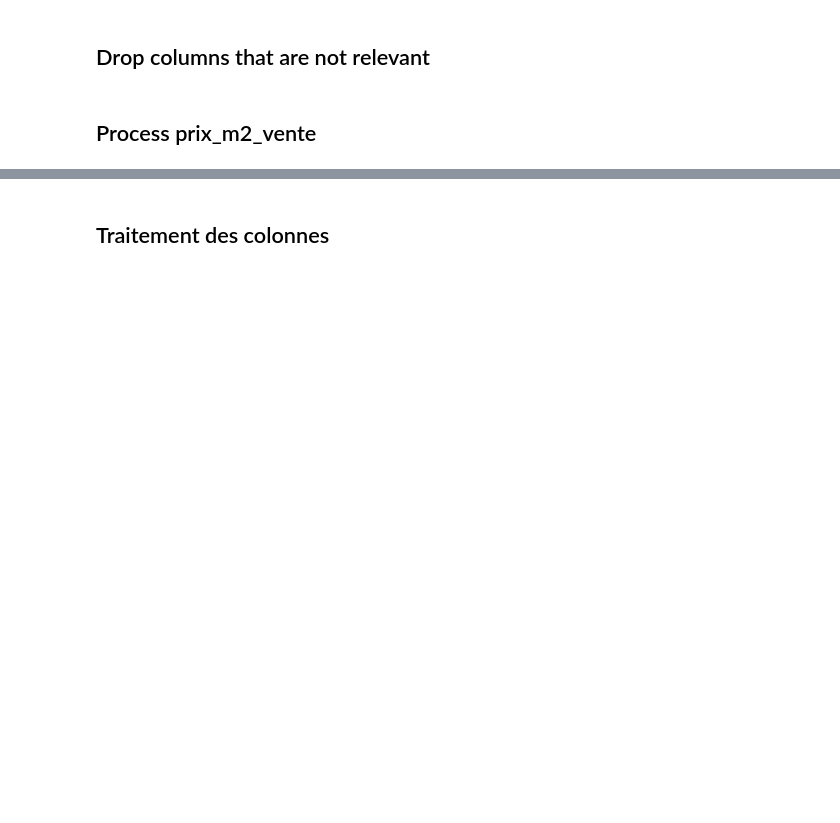
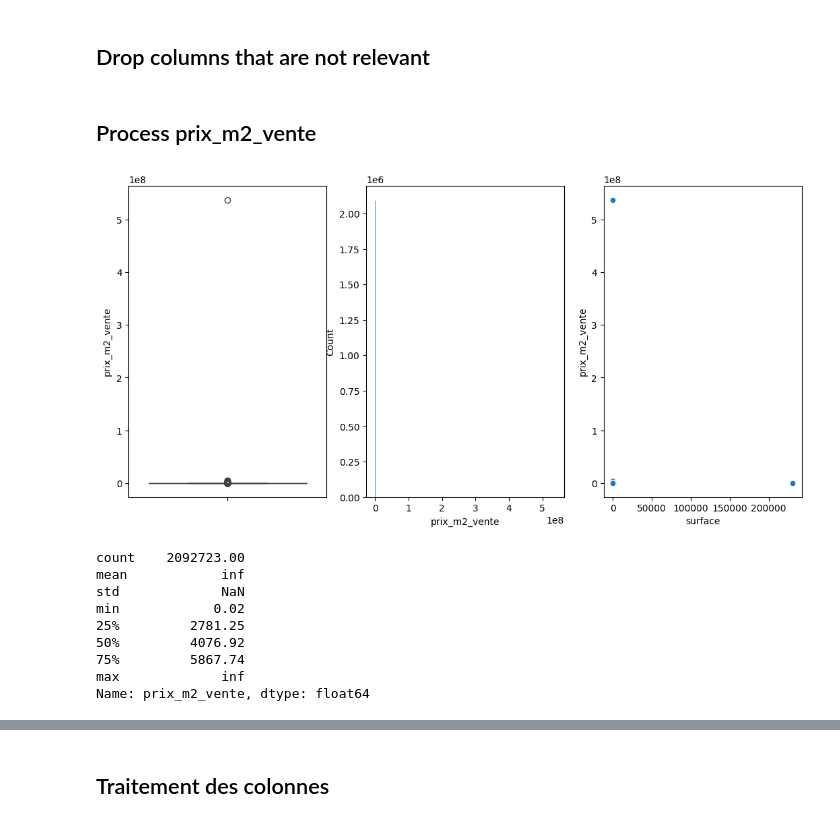
Before and after one commit to Clement2169/immocv, a Jupyter notebook: notebooks/TraitementAppartement-V1.ipynb, the cells around one changed output, grey strips where cells are left out. Cells and saved outputs as stored; diff of their text form; code cells hidden in the pictures; blank space fills up the shorter version.

```diff
--- a/notebooks/TraitementAppartement-V1.ipynb
+++ b/notebooks/TraitementAppartement-V1.ipynb
@@ -9,10 +9,11 @@ from pathlib import Path
 import pyarrow
 
 # define variables
+file_version = ""
 immo_vis_dir = "../../data/immo_vis/"
 parquet_extension = ".parquet"
-metropole_appartement_file = "ventes-metropole-appartement" + parquet_extension
-metropole_maison_file = "ventes-metropole-maison" + parquet_extension
+metropole_appartement_file = "ventes-metropole-appartement" + file_version  + parquet_extension
+metropole_maison_file = "ventes-metropole-maison" +  file_version + parquet_extension
 metropole_appartement_file_cleaned = metropole_appartement_file + "_step1_clean_" + parquet_extension
 
 dpe_ranking     = ['0','A','B','C','D','E','F','F/G','G','NS','Unknown']
@@ -20,14 +21,14 @@ dpe_ranking_num = [0,1,2,3,4,5,6,7,7,0,0]
 
 #  Set plot options
 LargePlotActive = False
-MediumPlotActive = False
-SmallPlotActive = False
-HeatMapDisplay = False
+MediumPlotActive = True
+SmallPlotActive = True
+HeatMapDisplay = True
 
 # chauffage système
-chauffage_sys =["chauf_sys_climatisation","chauf_sys_radiateur","chauf_sys_pompe-chaleur","chauf_sys_chaudiere","chauf_sys_convecteur","chauf_sys_sol","chauf_sys_poele-bois"]
-chauffage_mode =["chauffage_mode_individuel","chauffage_mode_collectif","chauffage_mode_central"]
-chauffage_energie =["chauf_fioul","chauf_elec","chauf_gaz","chauf_bois"]
+chauffage_sys =["chauf_sys_climatisation","chauf_sys_radiateur","chauf_sys_pompe_chaleur","chauf_sys_chaudiere","chauf_sys_convecteur","chauf_sys_sol","chauf_sys_poele_bois"]
+chauffage_mode =["chauf_mode_individuel","chauf_mode_collectif","chauf_mode_central"]
+chauffage_energie =["chauf_energy_fioul","chauf_energy_elec","chauf_energy_gaz","chauf_energy_bois"]
 chauffage_systems = chauffage_sys + chauffage_mode + chauffage_energie
 
 # expositions
@@ -48,7 +49,6 @@ def print_categorial_isna(df) :
 def load_appartement_file () :
     start_path = Path(immo_vis_dir)
     final_path = start_path / metropole_appartement_file
-    final_path.as_posix
     return pd.read_parquet(final_path.as_posix())
 
 def save_appartement_file (df) :
@@ -186,18 +283,28 @@ df.drop(columns=['type_annonceur', 'typedetransaction','typedebien_lite',
 ## Process prix_m2_vente
 # %%
 # pre-analyse prix de vente au m2
-MediumPlotActive = False
 if MediumPlotActive :
     plt.figure(figsize=(22,6))
     plt.subplot(151)
     sns.boxplot(df['prix_m2_vente'])
     plt.subplot(152)
     sns.histplot(df['prix_m2_vente'])
     plt.subplot(153)
     sns.scatterplot (df,x="surface",y="prix_m2_vente")
     plt.show()
 
 df.describe()['prix_m2_vente']
+# %% [output]
+[figure, added]
+count    2092723.00
+mean            inf
+std             NaN
+min            0.02
+25%         2781.25
+50%         4076.92
+75%         5867.74
+max             inf
+Name: prix_m2_vente, dtype: float64
 # %%
 
 
```
Also changed, not shown: parts of 35 cells of this notebook.
